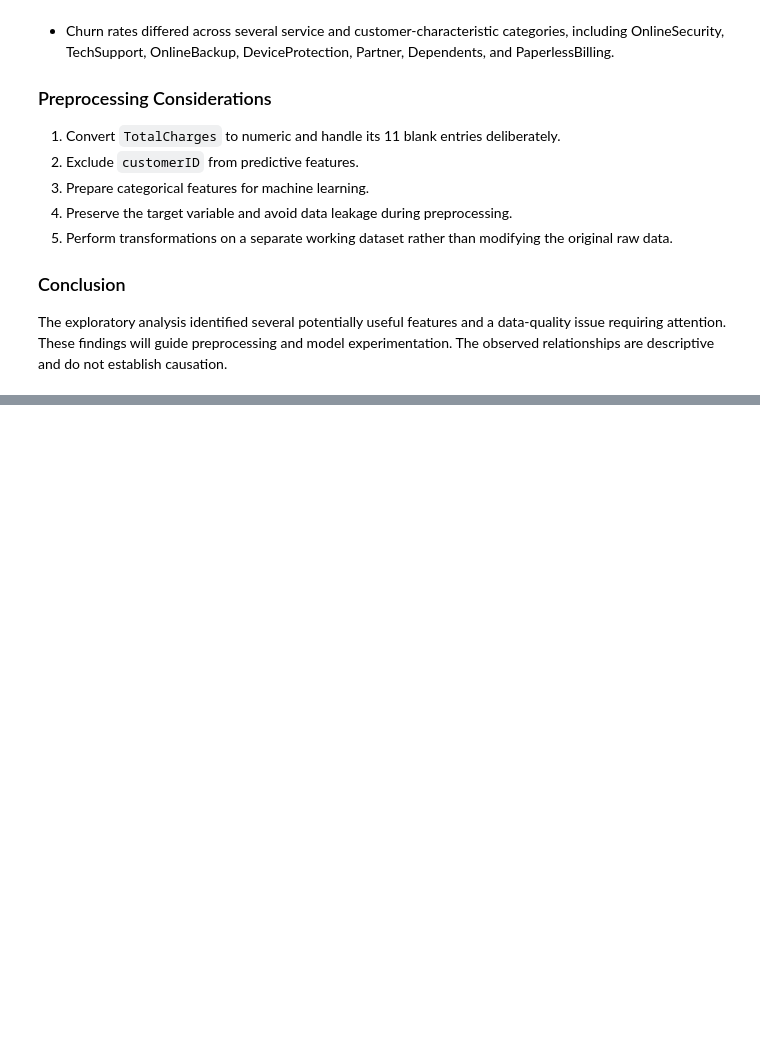
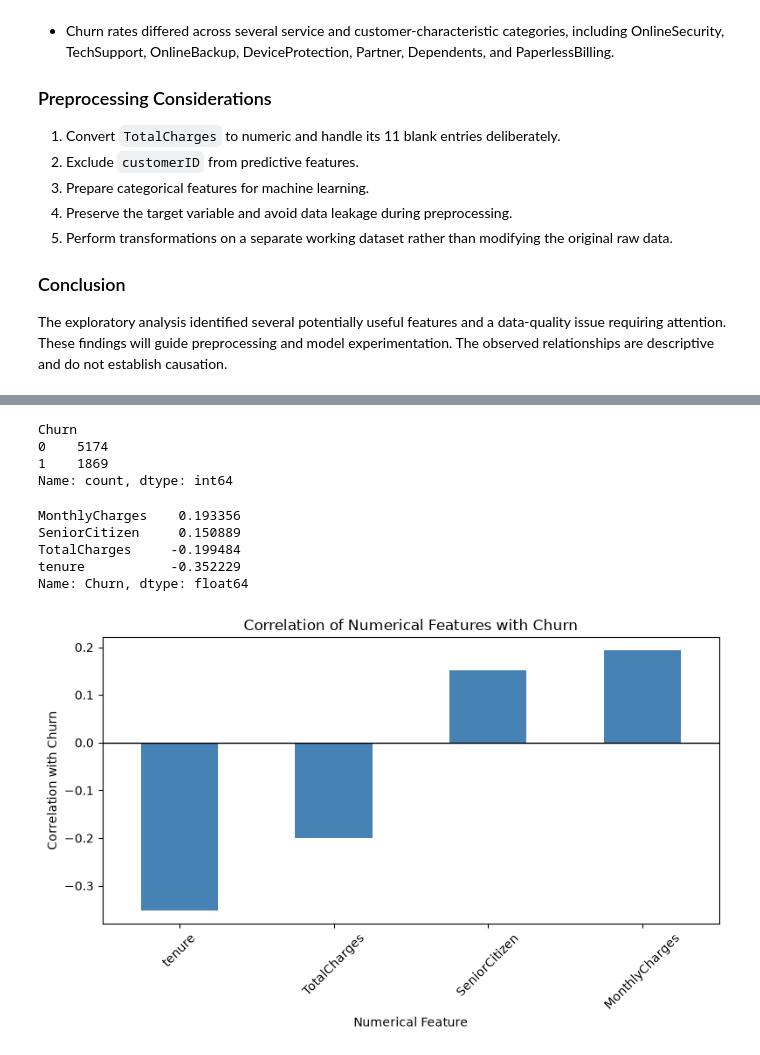
Before and after one commit to aneeshjo/telco-customer-churn-prediction, a Jupyter notebook: notebooks/01_data_understanding.ipynb, the cells around one changed output, grey strips where cells are left out. Cells and saved outputs as stored; diff of their text form; code cells hidden in the pictures; blank space fills up the shorter version.

```diff
--- a/notebooks/01_data_understanding.ipynb
+++ b/notebooks/01_data_understanding.ipynb
@@ -1552,0 +1596,43 @@ The exploratory analysis identified several potentially useful features and a da
+# %%
+churn_numeric = df["Churn"].map({
+    "No": 0,
+    "Yes": 1
+})
+
+churn_numeric.value_counts()
+# %% [output]
+Churn
+0    5174
+1    1869
+Name: count, dtype: int64
+# %%
+numerical_churn_df = numerical_df.copy()
+
+numerical_churn_df["Churn"] = churn_numeric
+
+churn_correlation = numerical_churn_df.corr()["Churn"].drop("Churn")
+
+churn_correlation.sort_values(ascending=False)
+# %% [output]
+MonthlyCharges    0.193356
+SeniorCitizen     0.150889
+TotalCharges     -0.199484
+tenure           -0.352229
+Name: Churn, dtype: float64
+# %%
+plt.figure(figsize=(8, 5))
+
+churn_correlation.sort_values().plot(
+    kind="bar",
+    color="steelblue"
+)
+
+plt.axhline(y=0, color="black", linewidth=1)
+plt.title("Correlation of Numerical Features with Churn")
+plt.xlabel("Numerical Feature")
+plt.ylabel("Correlation with Churn")
+plt.xticks(rotation=45)
+plt.tight_layout()
+plt.show()
+# %% [output]
+[figure, added]
```
Also changed, not shown: parts of 4 cells of this notebook.
